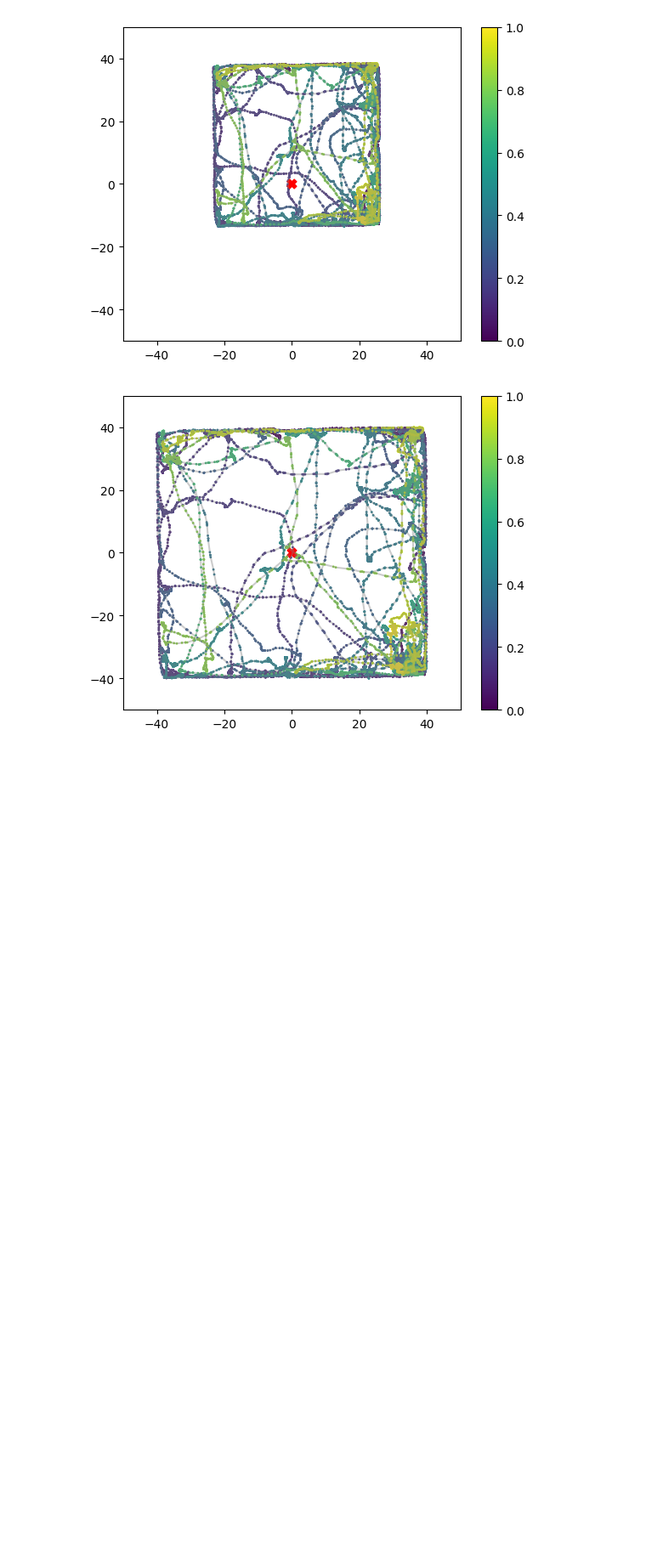
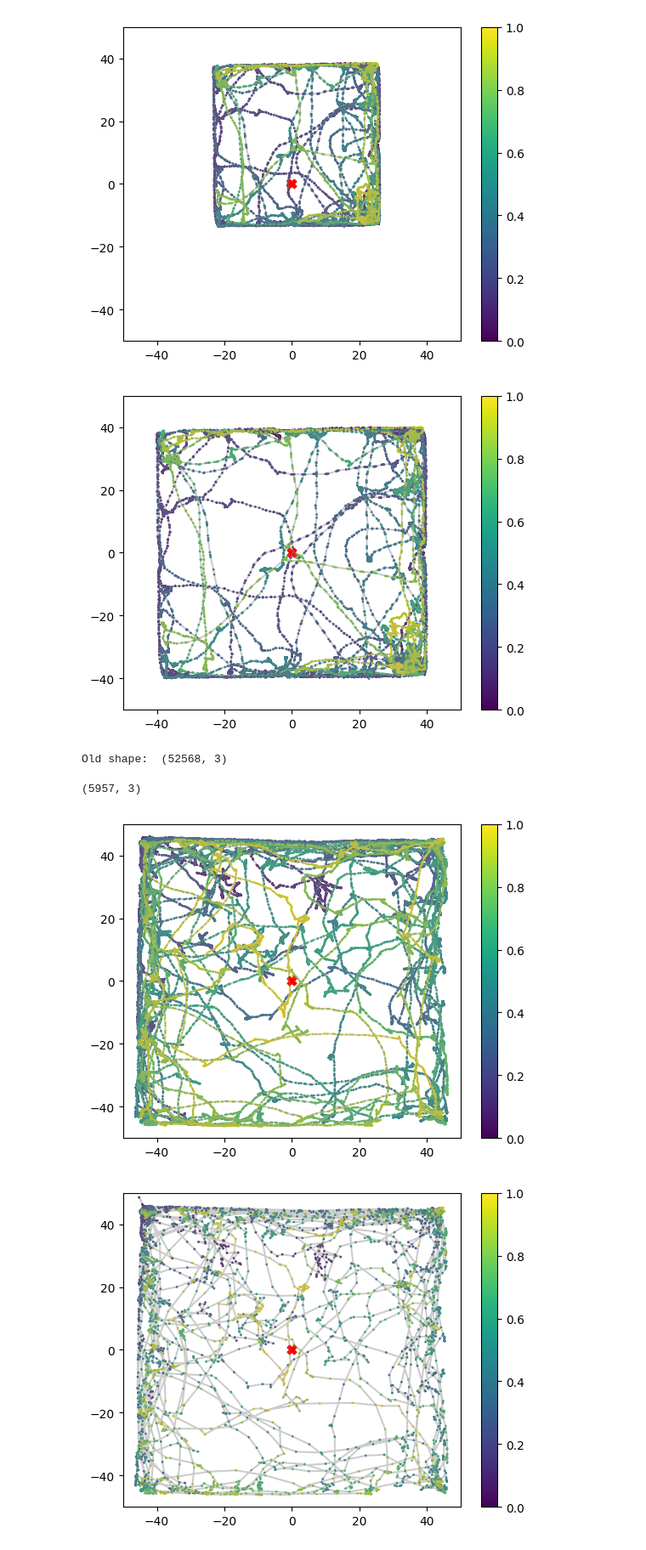
Before and after one commit to Barbara1576/navigation, a Jupyter notebook: data_preprocessing.ipynb, the cells around one changed output. Shown at 85% size. Drawn from its saved outputs; the diff is of its cells as text; code cells hidden in the pictures; blank space fills up the shorter version.

```diff
--- a/data_preprocessing.ipynb
+++ b/data_preprocessing.ipynb
@@ -423,2 +425,38 @@ print("Resampled Data:\n", resampled_data)
+# %%
+# 3. Make resampling function, place it before all other functions, use after def divide_traj_by_nans()
+import numpy as np
+from scipy.signal import resample
+
+def resample_data_to_larger_timestep(df, original_dt, new_dt):
+    num_original_points = df.shape[0]
+    duration = num_original_points * original_dt
+    num_new_points = int(duration / new_dt)
+
+    # Resample the data uresamplesing Fourier method
+    resampled_dfnp = resample(df.to_numpy(), num_new_points, axis=0)
+    resampled_df = pd.DataFrame({'time': resampled_dfnp[:, 0],
+                                 'x': resampled_dfnp[:, 1],
+                                 'y': resampled_dfnp[:, 2]})
+    return resampled_df
+
+
+original_timestep = 0.034
+
+# New desired larger dt
+newdt = 0.3
+dff = dfs_dict['tr11'].copy()
+print('Old shape: ', dff.shape)
+
+resampled_dat = resample_data_to_larger_timestep(dff, original_timestep, newdt)
+resampled_dat.shape
+# %% [output]
+Old shape:  (52568, 3)
+(5957, 3)
+# %%
+plot_trajectory(dff['x'], dff['y'])
+plot_trajectory(resampled_dat['x'], resampled_dat['y'])
+# %% [output]
+[figure, added]
+[figure, added]
 # %%
 # 4. Find and put into one place all functinos that add new columns to dataframe (angle, dangle, area, etc.)
```
Also changed, not shown: parts of 23 cells of this notebook.
